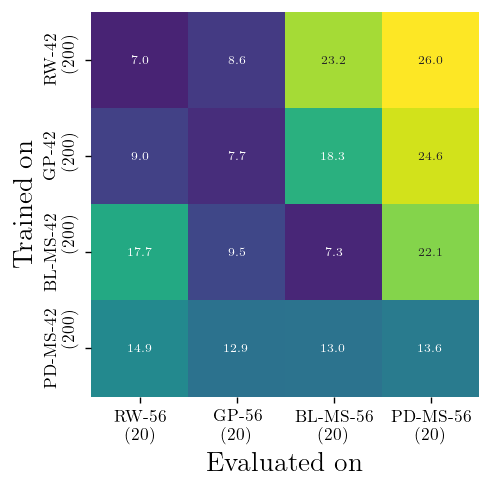
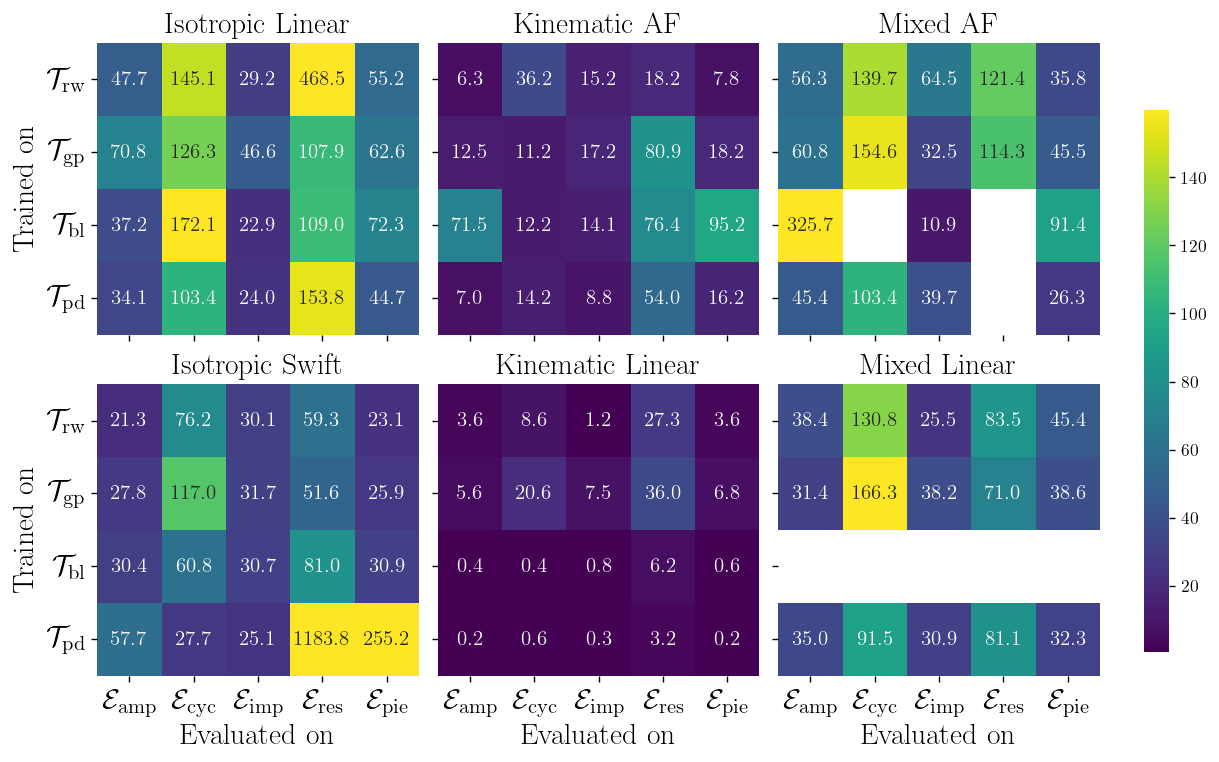
Unified diff of the notebook cell whose output changed from the first chart to the second:
--- before
+++ after
@@ -1,10 +1,38 @@
-fig, ax = plt.subplots(1, figsize=(4, 4), dpi=125)
-df_tmp = df_glob[df_glob['mat_name'] != 'Mixed Linear']
-mx = df_tmp.groupby('train_set')[eval_rand_inp_names].mean()
-mx = mx.reindex(index=df_glob['train_set'].unique())/1e6
-mx = mx.drop(index=readable('combined_42_200'), columns=readable('combined_56_20'))
-sns.heatmap(mx,ax=ax,annot=True,fmt=".1f",cmap="viridis",cbar=False,annot_kws={"size":7},vmin=5, vmax=26)
-ax.set_ylabel("Trained on", fontsize=16)
-ax.set_xlabel("Evaluated on", fontsize=16)
-plt.savefig(figure_path / f'task2-{network_name}{mode}{k}{p}{q}-train-vs-eval-avg.png',dpi=550)
+fig, ax = plt.subplots(2, 3, figsize=(10, 6.2), dpi=125, sharex=True, sharey=True)
+ax = ax.transpose().flatten()
+
+cols = [dataset_latex('eval', inp) for inp in eval_crit_inp_names]
+
+mx_all = df_glob.set_index('train_set')[cols] / 1e6
+mx_all[mx_all > 1e4] = np.nan
+global_vmin = np.nanpercentile(mx_all.values, 5)
+global_vmax = np.nanpercentile(mx_all.values, 95)
+
+cbar_ax = fig.add_axes([0.92, 0.15, 0.02, 0.7]) 
+
+i = 0
+for name, group in df_glob.groupby('mat_name')[['train_set'] + cols]:
+    mx = group.copy().set_index('train_set')[cols] / 1e6
+    mx[mx > 1e4] = np.nan
+    
+    sns.heatmap(mx, ax=ax[i], annot=True, fmt=".1f", cmap="viridis", 
+                vmin=global_vmin, vmax=global_vmax, 
+                cbar=(i == 0), cbar_ax=cbar_ax if i == 0 else None, 
+                annot_kws={"size": 12})
+    
+    ax[i].set_title(name, fontsize=17)
+    ax[i].set_xlabel("")
+    ax[i].set_ylabel("")
+    i += 1
+
+for i in [0, 1]:
+    ax[i].set_ylabel("Trained on", fontsize=17)
+    ax[i].tick_params(axis='y', rotation=0, labelsize=17)
+
+for i in [1, 3, 5]:
+    ax[i].set_xlabel("Evaluated on", fontsize=17)
+    ax[i].tick_params(axis='x', rotation=0, labelsize=17)
+
+plt.tight_layout(rect=[0, 0, 0.9, 1]) 
+plt.savefig(figure_path / f'task2-{network_name}{mode}{k}{p}{q}-train-vs-crit.png', dpi=550)
 plt.show()

Commit: Final evaluation applied